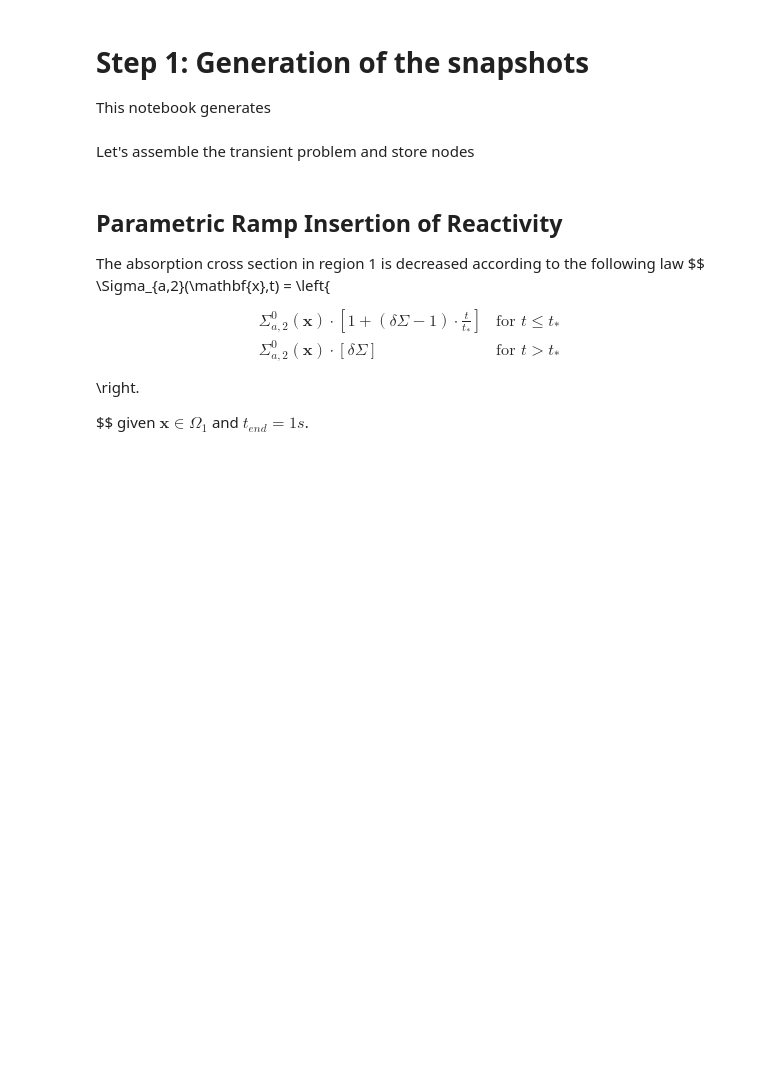
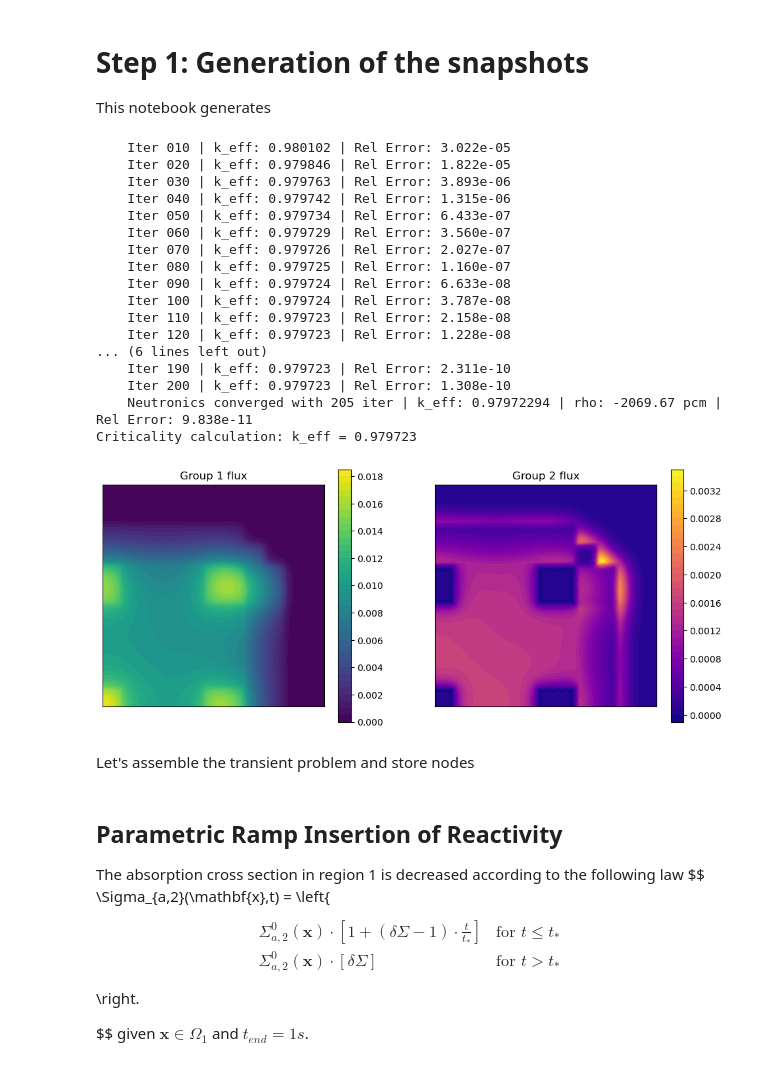
Before and after one commit to ERMETE-Lab/NuSHRED, a Jupyter notebook: Code/P5/01_generate_snaps.ipynb, the cells around one changed output. Saved outputs shown, nothing was run; the diff lists cells and outputs as text; code cells hidden in the pictures; blank space fills up the shorter version.

```diff
--- a/Code/P5/01_generate_snaps.ipynb
+++ b/Code/P5/01_generate_snaps.ipynb
@@ -4,30 +4,49 @@ This notebook generates
 # %%
 from data_generation import DiffusionModel
 import numpy as np
 import matplotlib.pyplot as plt
 from IPython.display import clear_output
 from scipy.stats import qmc
 from time import time
 
 diff_model = DiffusionModel()
 diff_model.set_parameters(path_mgxs='MGXS/')
-diff_model.criticality_calculation(verbose=False)
+diff_model.criticality_calculation(verbose=True)
 
 nodes = diff_model.domain.geometry.x
 
 cmaps = ['viridis', 'plasma']
 
 fig, axs = plt.subplots(1, 2, figsize=(12, 5))
 
 for g in range(diff_model.neutronics_param['Energy Groups']):
     phi_g = diff_model.critical_flux[g].x.array[:]
     c = axs[g].tricontourf(nodes[:, 0], nodes[:, 1], phi_g, levels=40, cmap=cmaps[g])
     axs[g].set_title(f'Group {g+1} flux')
     fig.colorbar(c, ax=axs[g])
 
     axs[g].set_aspect('equal', 'box')
     axs[g].set_xticks([])
     axs[g].set_yticks([])
+# %% [output]
+    Iter 010 | k_eff: 0.980102 | Rel Error: 3.022e-05
+    Iter 020 | k_eff: 0.979846 | Rel Error: 1.822e-05
+    Iter 030 | k_eff: 0.979763 | Rel Error: 3.893e-06
+    Iter 040 | k_eff: 0.979742 | Rel Error: 1.315e-06
+    Iter 050 | k_eff: 0.979734 | Rel Error: 6.433e-07
+    Iter 060 | k_eff: 0.979729 | Rel Error: 3.560e-07
+    Iter 070 | k_eff: 0.979726 | Rel Error: 2.027e-07
+    Iter 080 | k_eff: 0.979725 | Rel Error: 1.160e-07
+    Iter 090 | k_eff: 0.979724 | Rel Error: 6.633e-08
+    Iter 100 | k_eff: 0.979724 | Rel Error: 3.787e-08
+    Iter 110 | k_eff: 0.979723 | Rel Error: 2.158e-08
+    Iter 120 | k_eff: 0.979723 | Rel Error: 1.228e-08
+... (6 lines left out)
+    Iter 190 | k_eff: 0.979723 | Rel Error: 2.311e-10
+    Iter 200 | k_eff: 0.979723 | Rel Error: 1.308e-10
+    Neutronics converged with 205 iter | k_eff: 0.97972294 | rho: -2069.67 pcm | Rel Error: 9.838e-11
+Criticality calculation: k_eff = 0.979723
+[figure, added]
 # %% [markdown]
 Let's assemble the transient problem and store nodes
 # %%
```
Also changed, not shown: parts of 14 cells of this notebook, 5 other files.
